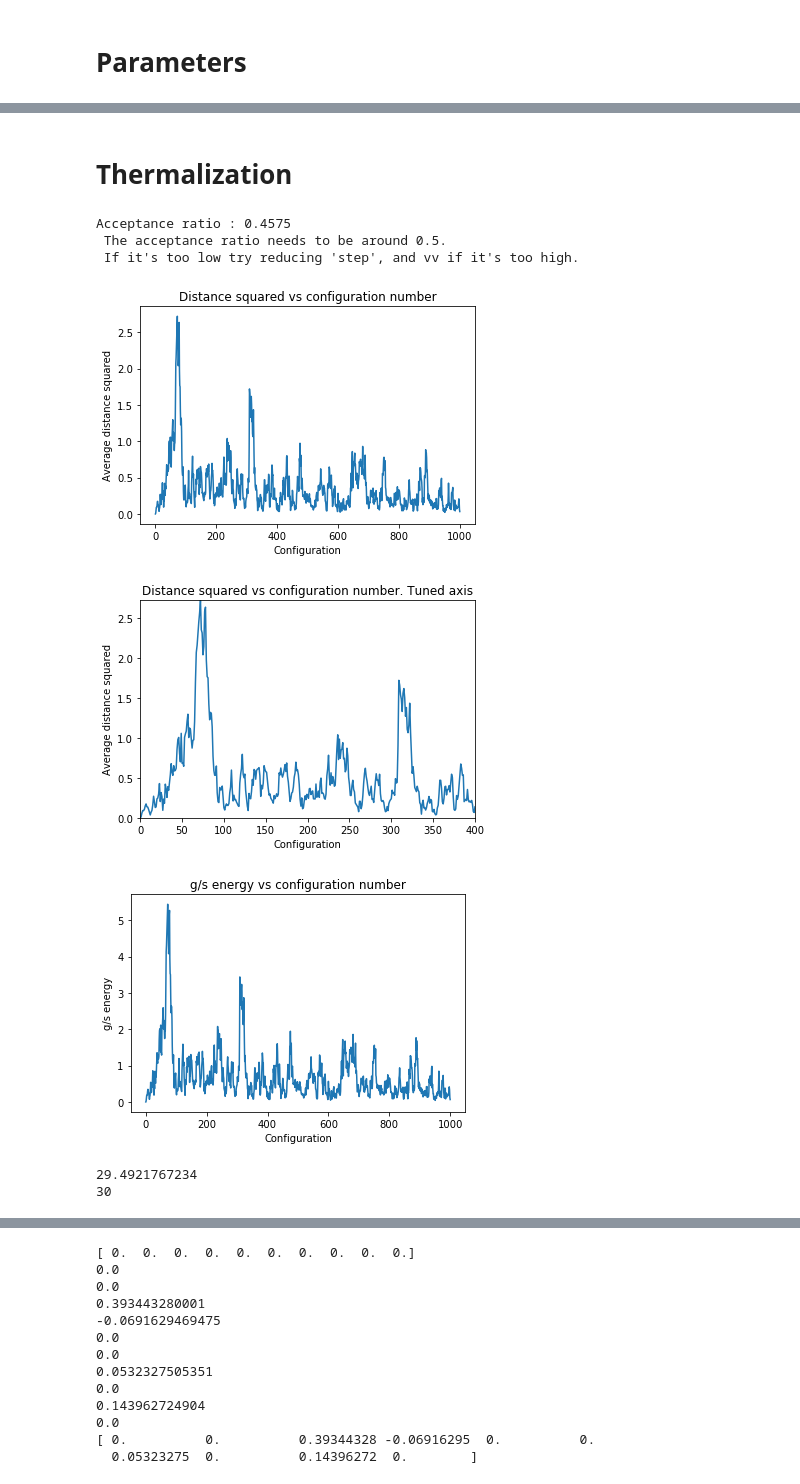
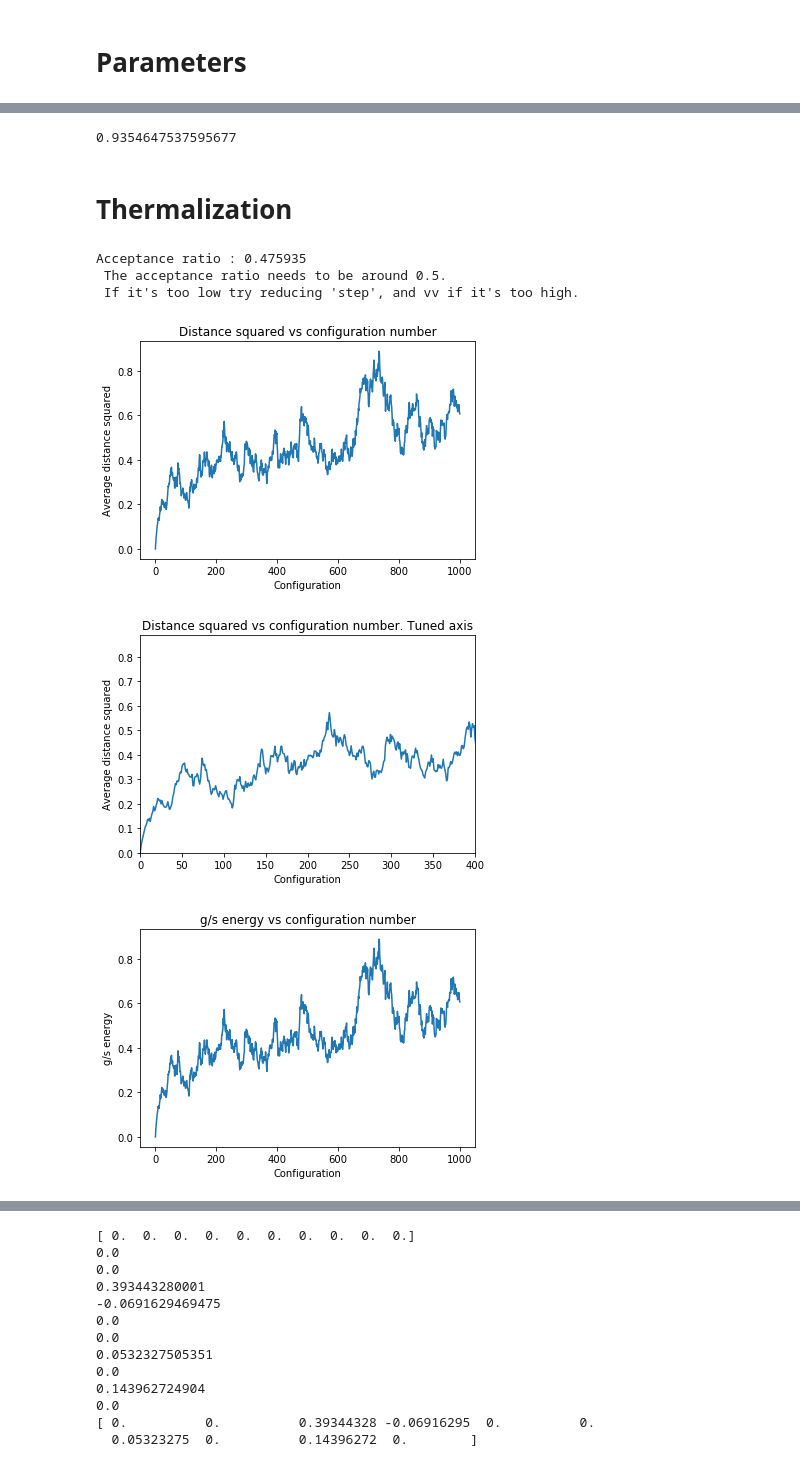
Before and after one commit to willrobs/ph353a3, a Jupyter notebook: Metropolis Algorithm.ipynb, the cells around one changed output, grey strips where cells are left out. Drawn from its saved outputs; the diff is of its cells as text; code cells hidden in the pictures.

Commit message:
Add files via upload
prob density working better

```diff
--- a/Metropolis Algorithm.ipynb
+++ b/Metropolis Algorithm.ipynb
@@ -281,21 +349,21 @@ def calc(spring_const,mass,lattice_spacing,num_config,num_lat_points):
 # %% [markdown]
 # Parameters
 # %%
-mu=(2)**0.5 #### spring constant
-m=0.5 #### mass
+mu=1 #### spring constant
+m=1 #### mass
 a=0.1 #### lattice spacing
-num_iterations=3000
-lat_points=100
+num_iterations=10000
+lat_points=int(20/a)
+d_volume = 0.1 #### infinitesimal volume for probability density
 
 #niter=int(10/a)
-tniter=1000 #### Number of iterations for thermalization
-step=1 #### metropolis step
-points=10 ####Number of lattice points
+tniter=1000 #### Number of iterations used in running thermalization function
+step=0.7 #### metropolis step
 
 c1=m/a
 c2=(a*(mu**2))/2
 
-ttime=250 #### thermalization time
+ttime=600 #### thermalization time to be used in run
 corrt = 400 #### correlation time
 # %%
 data(mu,m,a,num_iterations,lat_points) #### spring_const,mass,lattice_spacing,num_config,num_lat_points
@@ -321,18 +395,15 @@ calc(mu,m,a,num_iterations,lat_points) ####spring_const,mass,lattice_spacing,num
+# %%
+calc(mu,m,a,num_iterations,lat_points) ####spring_const,mass,lattice_spacing,num_config,num_lat_points
+# %% [output]
+0.9354647537595677
 # %% [markdown]
 # Thermalization
 # %%
-thermalization(tniter)
+thermalization(tniter,lat_points)
 # %% [output]
-Acceptance ratio : 0.4575
+Acceptance ratio : 0.475935
  The acceptance ratio needs to be around 0.5.
  If it's too low try reducing 'step', and vv if it's too high.
-[figure, old version]
+[figure, new version]
-[figure, old version]
+[figure, new version]
-[figure, old version]
+[figure, new version]
-# %%
-print(1/results[0][1])
-bin_size=int(1/results[0][1] +1)
-print(bin_size)
-# %% [output]
-29.4921767234
-30
```
Also changed, not shown: parts of 6 cells of this notebook.
